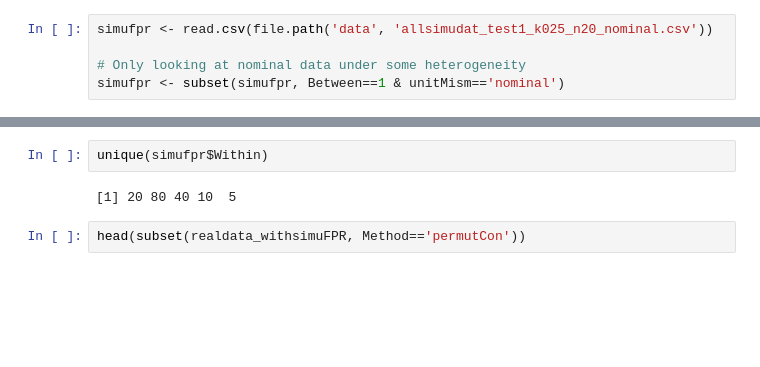
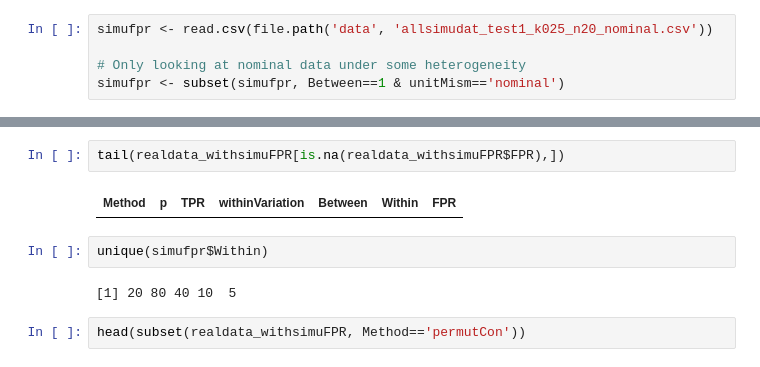
Before and after one commit to cmaumet/zmeta, a Jupyter notebook: real_data.ipynb, the cells around one changed output, grey strips where cells are left out. Cells and saved outputs as stored; diff of their text form; blank space fills up the shorter version.

```diff
--- a/real_data.ipynb
+++ b/real_data.ipynb
@@ -106,6 +107,10 @@ for (within in unique(simufpr$Within)){
 # print(levels(simufpr_out16$methods))
 # print('--')
 # print(levels(realdata$Method))
+# %%
+tail(realdata_withsimuFPR[is.na(realdata_withsimuFPR$FPR),])
+# %% [output]
+| Method | p | TPR | withinVariation | Between | Within | FPR |
 # %%
 unique(simufpr$Within)
 # %% [output]
```
Also changed, not shown: parts of 12 cells of this notebook.
